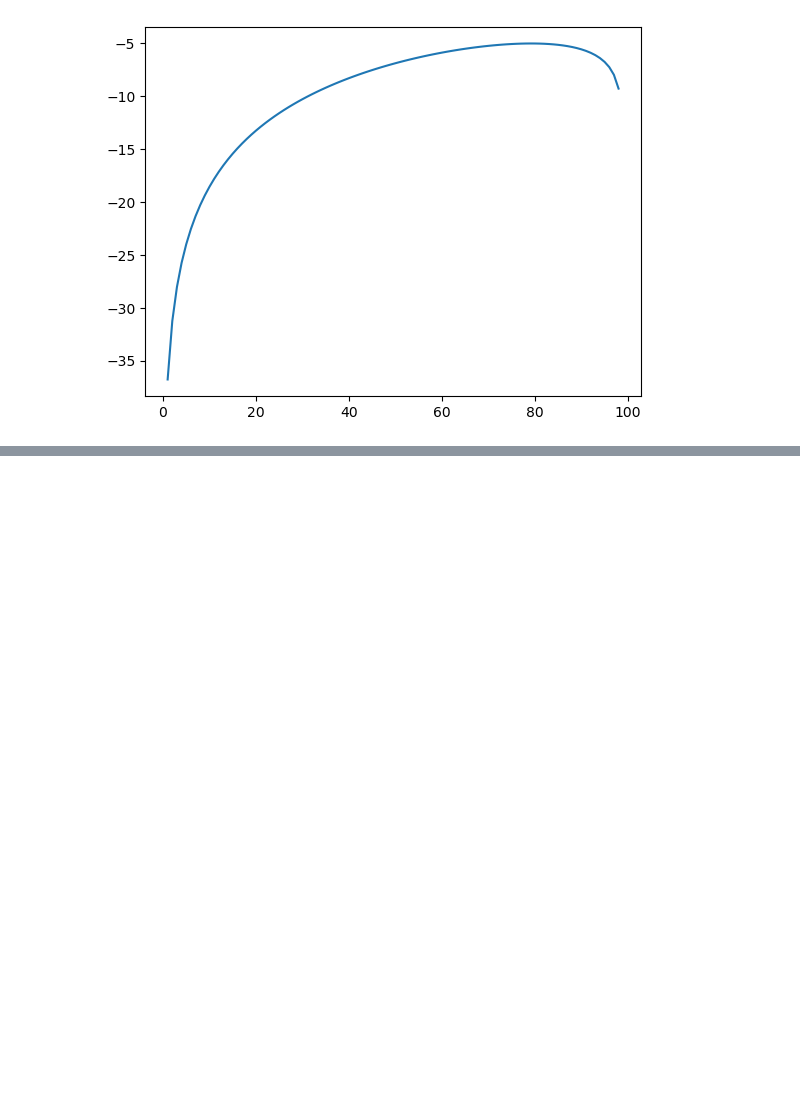
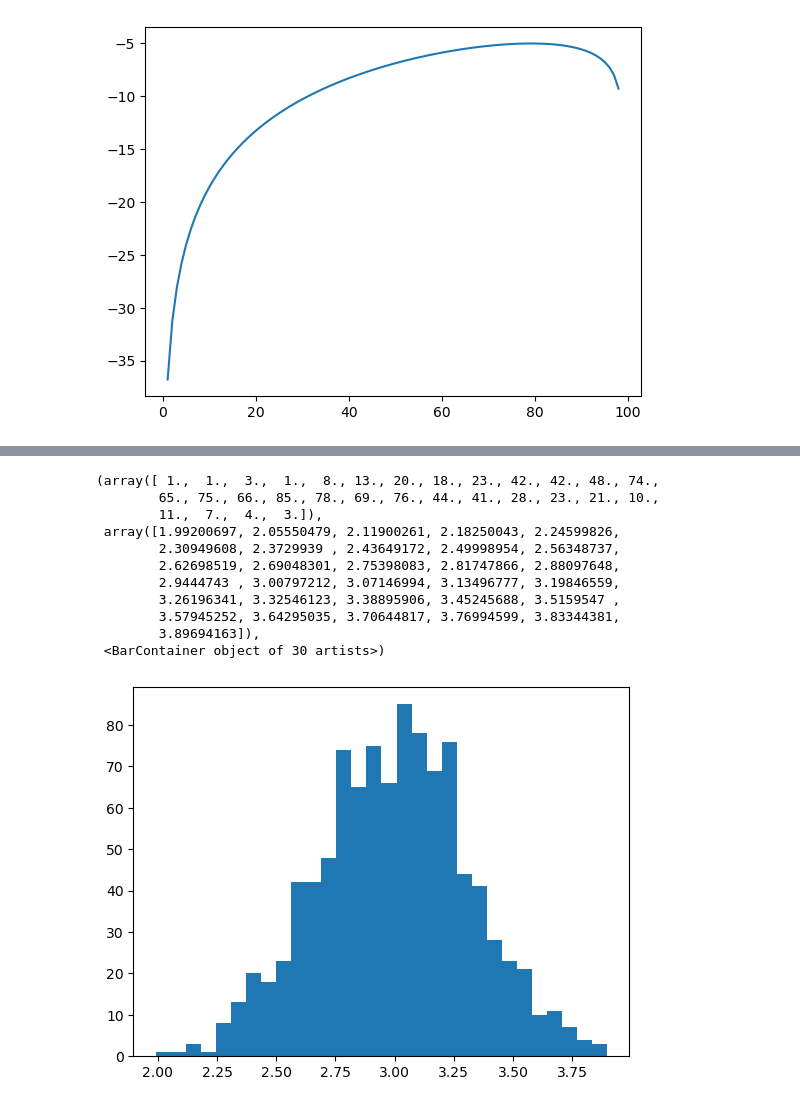
Before and after one commit to yoon0718/kepco, a Jupyter notebook: python/MachineLearning.ipynb, the cells around one changed output, grey strips where cells are left out. Drawn from its saved outputs; the diff is of its cells as text; code cells hidden in the pictures; blank space fills up the shorter version.

```diff
--- a/python/MachineLearning.ipynb
+++ b/python/MachineLearning.ipynb
@@ -342,0 +378,18 @@ plt.plot(8*np.log(p) + 2*np.log(1-p))
+# %%
+x_sample = []
+for _ in range(1000):
+    x_sample.append(np.mean(np.random.choice(x, 30)))
+plt.hist(x_sample, bins=30)
+# %% [output]
+(array([ 1.,  1.,  3.,  1.,  8., 13., 20., 18., 23., 42., 42., 48., 74.,
+        65., 75., 66., 85., 78., 69., 76., 44., 41., 28., 23., 21., 10.,
+        11.,  7.,  4.,  3.]),
+ array([1.99200697, 2.05550479, 2.11900261, 2.18250043, 2.24599826,
+        2.30949608, 2.3729939 , 2.43649172, 2.49998954, 2.56348737,
+        2.62698519, 2.69048301, 2.75398083, 2.81747866, 2.88097648,
+        2.9444743 , 3.00797212, 3.07146994, 3.13496777, 3.19846559,
+        3.26196341, 3.32546123, 3.38895906, 3.45245688, 3.5159547 ,
+        3.57945252, 3.64295035, 3.70644817, 3.76994599, 3.83344381,
+        3.89694163]),
+ <BarContainer object of 30 artists>)
+[figure, added]
```
Also changed, not shown: parts of 30 cells of this notebook.
